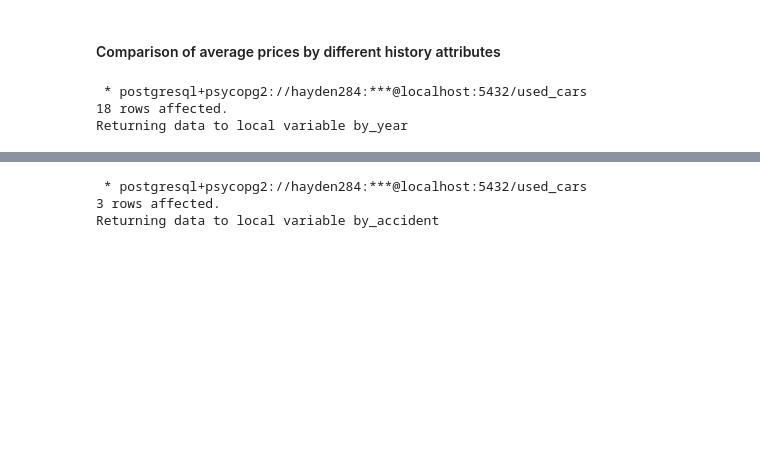
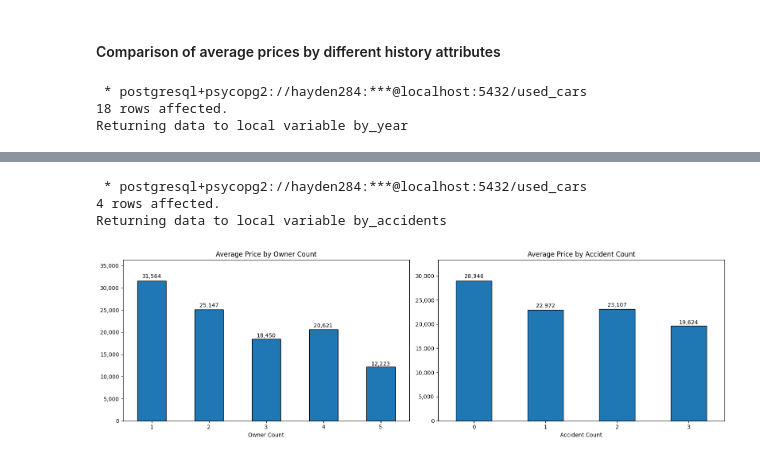
Before and after one commit to hayden-huynh/Used-Car-Market-Analysis, a Jupyter notebook: data-analysis/market-analysis.ipynb, the cells around one changed output, grey strips where cells are left out. Cells and saved outputs as stored; diff of their text form; code cells hidden in the pictures; blank space fills up the shorter version.

```diff
--- a/data-analysis/market-analysis.ipynb
+++ b/data-analysis/market-analysis.ipynb
@@ -262,13 +318,66 @@ Returning data to local variable by_owner
-# %%
-%%sql by_accident <<
-SELECT h.accident_count, ROUND(AVG(f.price)::numeric, 0) AS avg_price
-FROM fact_latest_listing f
-    JOIN dim_car c ON f.vin = c.vin
-    JOIN dim_history h ON c.vin = h.vin
-WHERE c.make = 'Toyota' AND c.model = 'Camry'
-GROUP BY h.accident_count
-ORDER BY h.accident_count
-# %% [output]
- * postgresql+psycopg2://hayden284:***@localhost:5432/used_cars
-3 rows affected.
-Returning data to local variable by_accident
+# %%
+%%sql by_accidents <<
+SELECT h.accident_count, ROUND(AVG(f.price)::numeric, 0) AS avg_price
+FROM fact_latest_listing f
+    JOIN dim_car c ON f.vin = c.vin
+    JOIN dim_history h ON c.vin = h.vin
+WHERE c.make = 'Ford'
+    AND c.model = 'F-150'
+    AND h.accident_count IS NOT NULL
+GROUP BY h.accident_count
+# %% [output]
+ * postgresql+psycopg2://hayden284:***@localhost:5432/used_cars
+4 rows affected.
+Returning data to local variable by_accidents
+# %%
+owners_df = by_owners.DataFrame()
+accidents_df = by_accidents.DataFrame()
+owners_df['avg_price'] = pd.to_numeric(owners_df['avg_price'])
+accidents_df['avg_price'] = pd.to_numeric(accidents_df['avg_price'])
+
+fig, oa_axes = plt.subplots(1, 2, figsize=(16,5))
+
+# Chart 1: Avg Prices by Owner Count
+ax_owners = owners_df.plot(
+    kind="bar",
+    x="owner_count",
+    y="avg_price",
+    ax=oa_axes[0],
+    edgecolor="black",
+    title="Average Price by Owner Count"
+)
+ax_owners.set_xlabel("Owner Count")
+ax_owners.set_ylim(0, owners_df["avg_price"].max() * 1.15)
+
+# Chart 2: Avg Prices by Accident Count
+ax_accidents = accidents_df.plot(
+    kind="bar",
+    x="accident_count",
+    y="avg_price",
+    ax=oa_axes[1],
+    edgecolor="black",
+    title="Average Price by Accident Count"
+)
+ax_accidents.set_xlabel("Accident Count")
+ax_accidents.set_ylim(0, accidents_df["avg_price"].max() * 1.15)
+
+for ax in [ax_owners, ax_accidents]:
+    ax.tick_params(axis='x', labelrotation=0)
+    ax.set_ylabel("")
+    ax.get_legend().remove()
+    ax.yaxis.set_major_formatter(mtick.StrMethodFormatter("{x:,.0f}"))
+    for p in ax.patches:
+        h = p.get_height()
+        ax.text(
+            p.get_x() + p.get_width()/2,
+            h + (h*0.02),
+            f"{h:,.0f}",
+            ha="center",
+            fontsize=10
+        )
+
+
+plt.tight_layout()
+plt.show()
+# %% [output]
+[figure, added]
```
Also changed, not shown: parts of 15 cells of this notebook.
